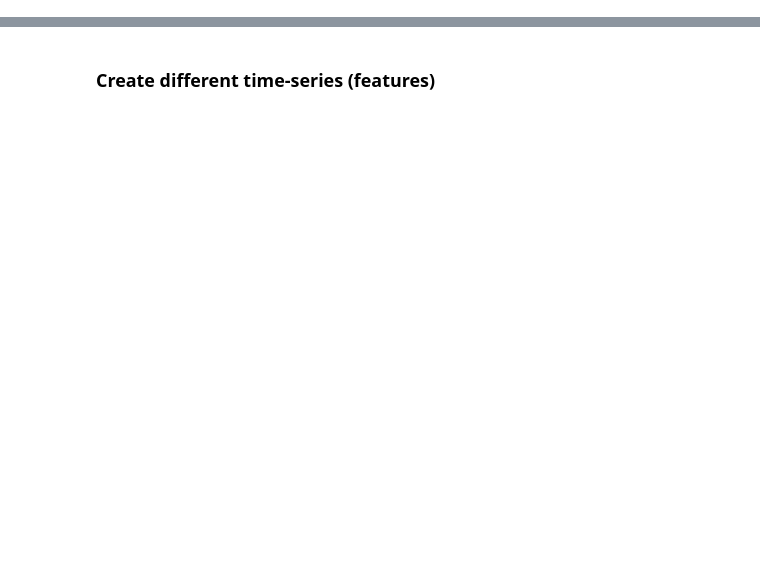
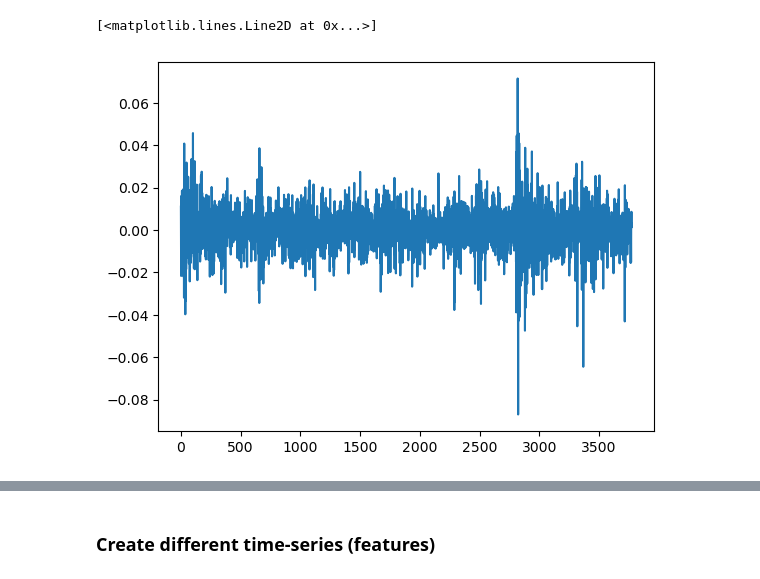
Before and after one commit to Frederik135/NN_Forecasting, a Jupyter notebook: preprocessing.ipynb, the cells around one changed output, grey strips where cells are left out. Saved outputs shown, nothing was run; the diff lists cells and outputs as text; code cells hidden in the pictures; blank space fills up the shorter version.

```diff
--- a/preprocessing.ipynb
+++ b/preprocessing.ipynb
@@ -5,0 +131,9 @@ stock_df = yf.download(stock_ticker, start=start_date, end=end_date)
+# %%
+# 3. Today's close minus today's open [%] | (daily movement)
+
+t_close_t_open = [(stock_df['Close'].iloc[i] - stock_df['Open'].iloc[i]) / stock_df['Open'].iloc[i] for i in range(len(stock_df))]
+print(t_close_t_open)
+print(" ")
+print(len(stock_df))
+print(len(features_df))
+print(len(t_close_t_open))
@@ -5,0 +146,5 @@ stock_df = yf.download(stock_ticker, start=start_date, end=end_date)
+# %%
+plt.plot(t_close_t_open)
+# %% [output]
+[<matplotlib.lines.Line2D at 0x...>]
+[figure, added]
```
Also changed, not shown: parts of 17 cells of this notebook, 1 other file.
